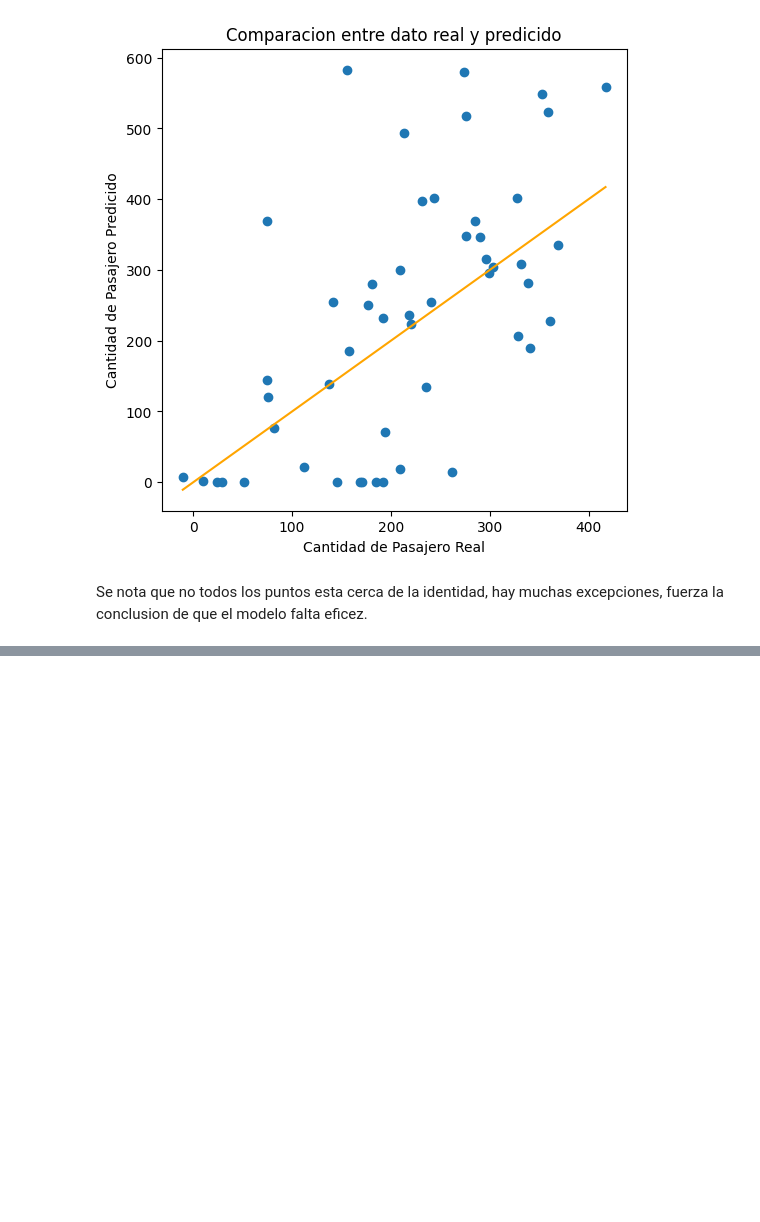
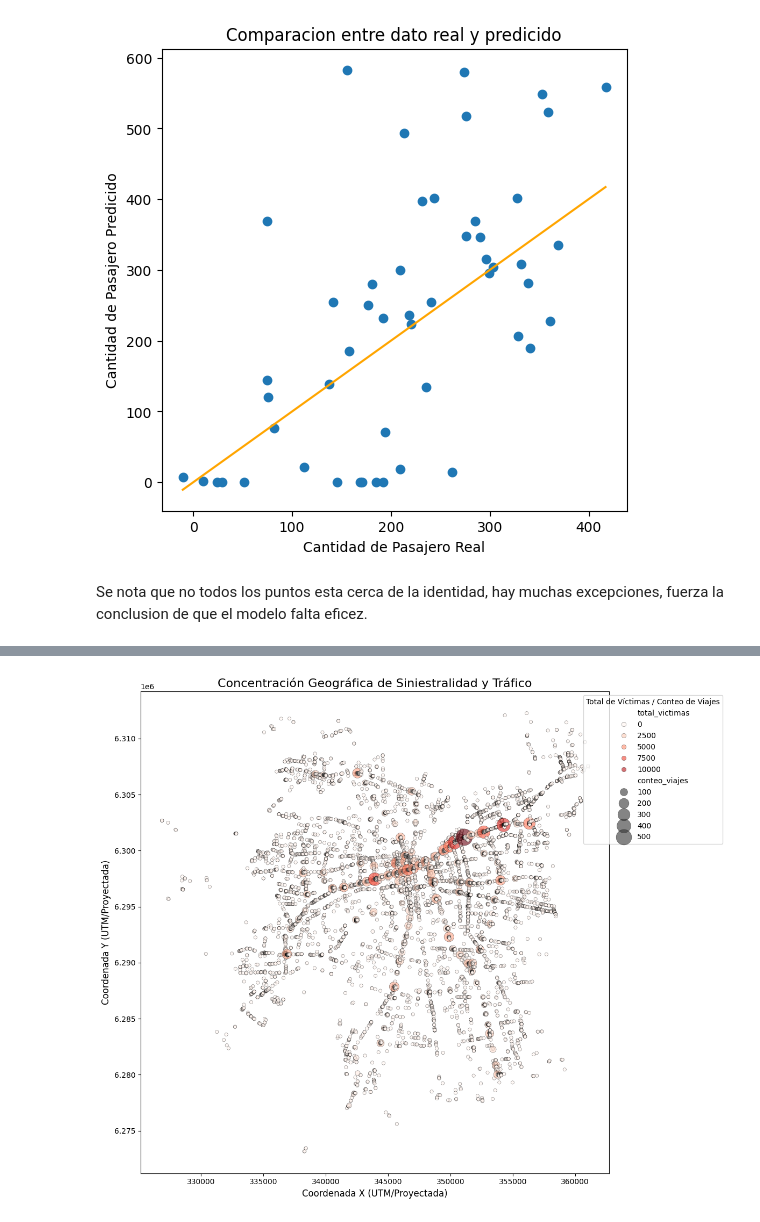
Before and after one commit to Cheng-0201/Proyecto-de-Ciencia-de-Dato, a Jupyter notebook: notebooks/Informe_Final.ipynb, the cells around one changed output, grey strips where cells are left out. Saved outputs shown, nothing was run; the diff lists cells and outputs as text; code cells hidden in the pictures; blank space fills up the shorter version.

```diff
--- a/notebooks/Informe_Final.ipynb
+++ b/notebooks/Informe_Final.ipynb
@@ -682,0 +885,28 @@ Se nota que no todos los puntos esta cerca de la identidad, hay muchas excepcion
+# %%
+df_geo_resumen = df_combinado.groupby(['x_subida', 'y_subida']).agg(
+    conteo_viajes=('x_subida', 'size'),
+    promedio_tiempo=('tiempo_etapa', 'mean'),
+    total_victimas=('Total_Victimas', 'sum')
+).reset_index()
+plt.figure(figsize=(12, 10))
+sns.scatterplot(
+    data=df_geo_resumen,
+    x='x_subida',
+    y='y_subida',
+    # (los puntos más brillantes/oscuros = más accidentes)
+    hue='total_victimas',
+    size='conteo_viajes',
+    sizes=(20, 500), # Rango de tamaño de los puntos
+    palette='Reds',
+    alpha=0.6,
+    edgecolor='black'
+)
+
+plt.title('Concentración Geográfica de Siniestralidad y Tráfico', fontsize=16)
+plt.xlabel('Coordenada X (UTM/Proyectada)', fontsize=12)
+plt.ylabel('Coordenada Y (UTM/Proyectada)', fontsize=12)
+plt.legend(title='Total de Víctimas / Conteo de Viajes', loc='upper right', bbox_to_anchor=(1.25, 1))
+plt.tight_layout()
+plt.show()
+# %% [output]
+[figure, added]
```
Also changed, not shown: parts of 43 cells of this notebook, 1 other file.
